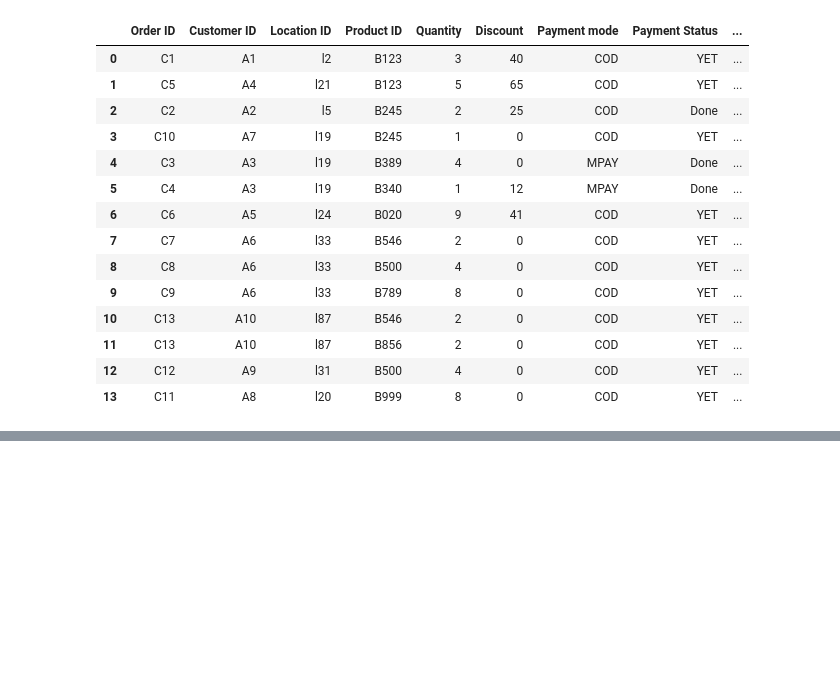
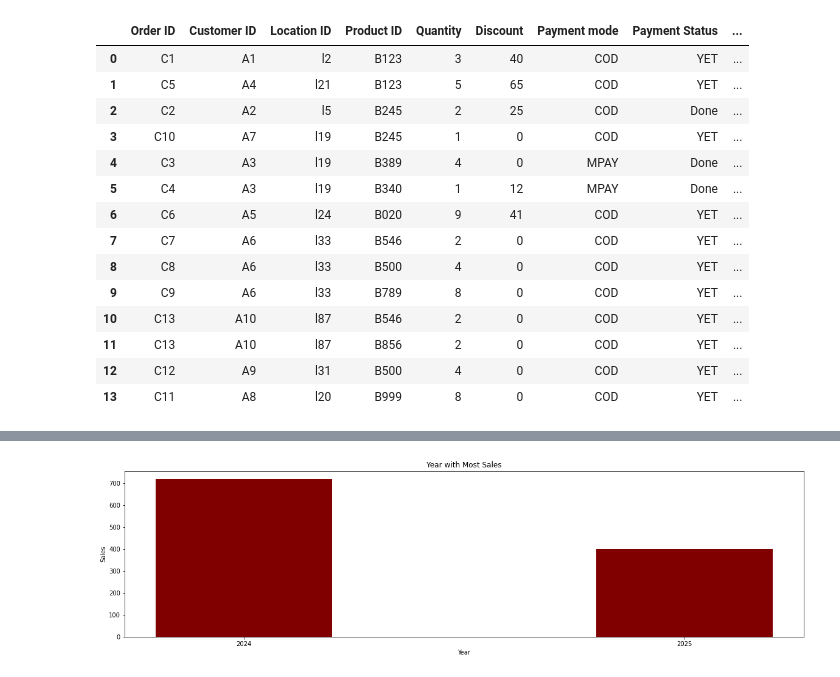
Before and after one commit to HozefaBeenawala/Analytics-Automation, a Jupyter notebook: Untitled.ipynb, the cells around one changed output, grey strips where cells are left out. Cells and saved outputs as stored; diff of their text form; code cells hidden in the pictures; blank space fills up the shorter version.

```diff
--- a/Untitled.ipynb
+++ b/Untitled.ipynb
@@ -132,0 +214,4 @@ df
+# %%
+df_Accepted['Year'] = df_Accepted['Order Date'].str.split('-').str[0]
+df_Accepted['Month'] = df_Accepted['Order Date'].str.split('-').str[1]
+df_Accepted['Date'] = df_Accepted['Order Date'].str.split('-').str[2]
@@ -132,0 +234,19 @@ df
+# %%
+# Sort the DataFrame by 'Sales' column in descending order
+df_sorted = df_Accepted.sort_values(by='Sales', ascending=False)
+
+# Create a figure
+fig = plt.figure(figsize=(20, 5))
+
+# Create the bar plot using the sorted DataFrame
+plt.bar(df_sorted['Year'], df_sorted['Sales'], color='maroon', width=0.4)
+
+# Set labels and title
+plt.xlabel("Year")
+plt.ylabel("Sales")
+plt.title("Year with Most Sales")
+
+# Show the plot
+plt.show()
+# %% [output]
+[figure, added]
```
Also changed, not shown: parts of 11 cells of this notebook.
